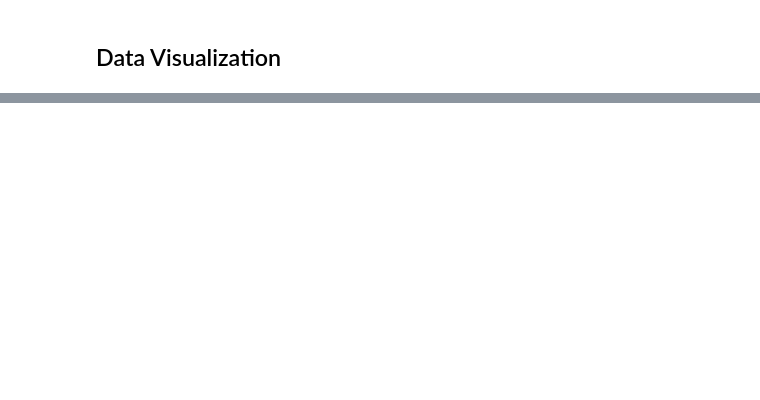
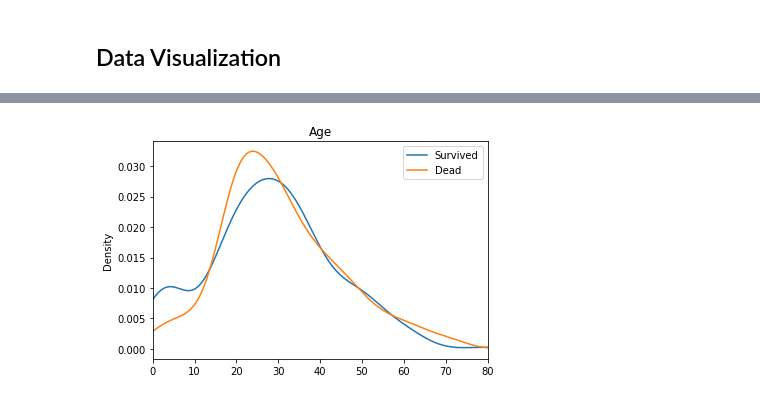
Before and after one commit to 610yilingliu/kaggle-datasets, a Jupyter notebook: Titanic/titanic.ipynb, the cells around one changed output, grey strips where cells are left out. Saved outputs shown, nothing was run; the diff lists cells and outputs as text; code cells hidden in the pictures; blank space fills up the shorter version.

```diff
--- a/Titanic/titanic.ipynb
+++ b/Titanic/titanic.ipynb
@@ -117,0 +154,9 @@ NameError: name 'plt' is not defined
+# %%
+plt.xlim(0,80)
+age_live = alldata.Age[alldata.Survived == 1].plot(kind='kde')
+age_dead = alldata.Age[alldata.Survived == 0].plot(kind='kde')
+plt.title('Age')
+plt.legend(['Survived', 'Dead'])
+plt.show()
+# %% [output]
+[figure, added]
```
Also changed, not shown: parts of 21 cells of this notebook, 2 other files.
